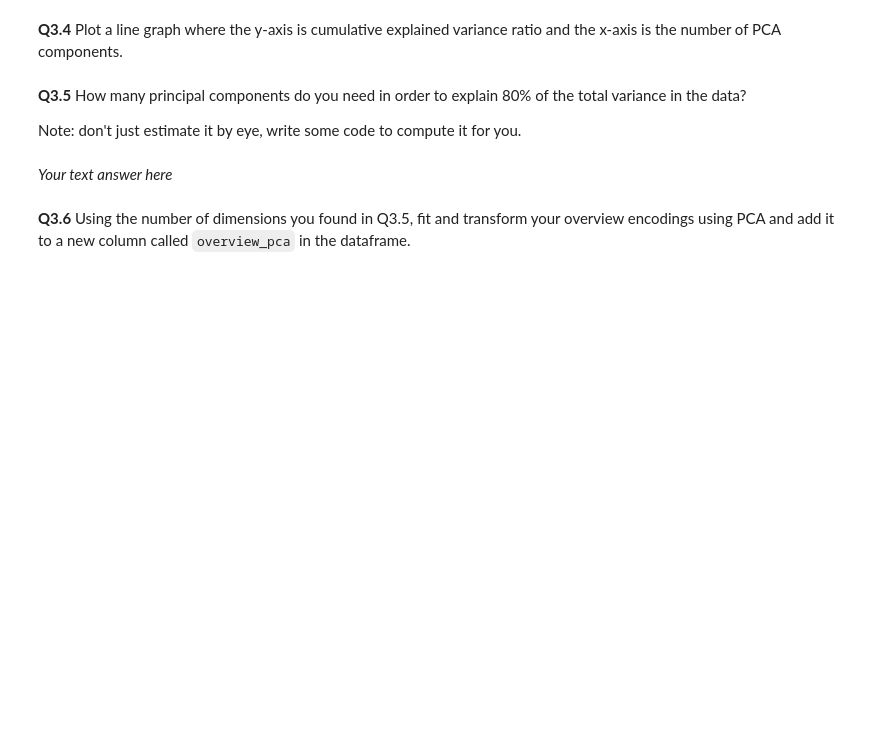
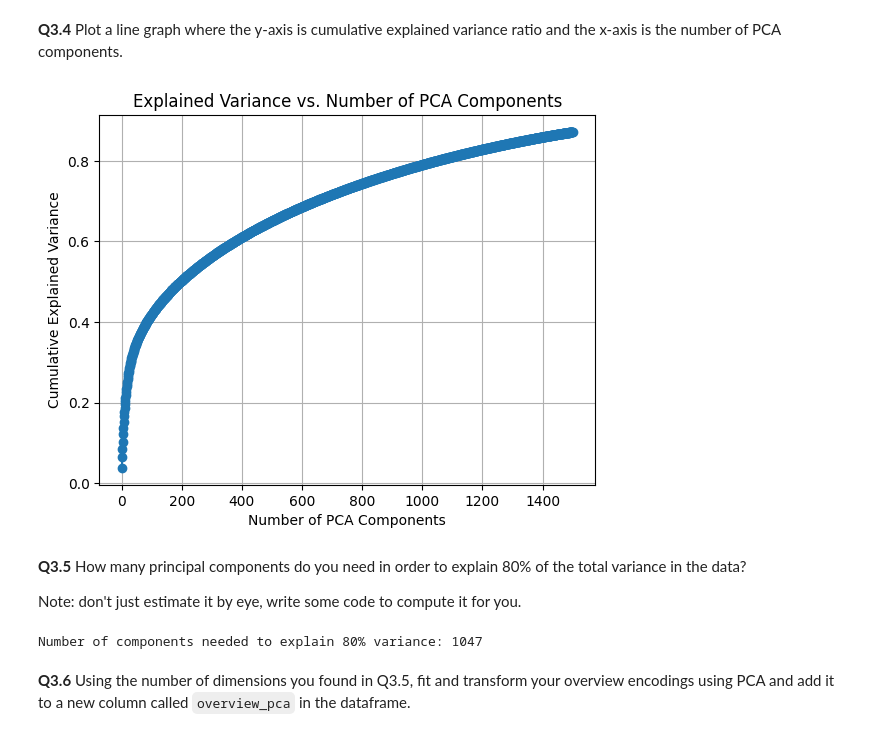
Before and after one commit to Nash-Foggitt/TMDL-NASH-FOGGITT, a Jupyter notebook: TMDL_2024_25_Assignment_3,_Qs_only.ipynb, the cells around one changed output. Saved outputs shown, nothing was run; the diff lists cells and outputs as text; code cells hidden in the pictures; blank space fills up the shorter version.

```diff
--- a/TMDL_2024_25_Assignment_3,_Qs_only.ipynb
+++ b/TMDL_2024_25_Assignment_3,_Qs_only.ipynb
@@ -314,15 +353,24 @@ from sklearn.decomposition import PCA
 **Q3.4** Plot a line graph where the y-axis is cumulative explained variance ratio and the x-axis is the number of PCA components.
 # %%
 # Set up PCA object with the desired number of components
+X = np.array(df["one_hot_overview"].to_list())
+X = X / np.max(X, axis=1, keepdims=True)
+
+pca = PCA(n_components=1500)
 
 # fit transform one_hot_overview encodings
-labels_pca = ...
+labels_pca = pca.fit_transform(X)
 # get explained variance ratio from object, store it in a list
-...
+explained_var = np.cumsum(pca.explained_variance_ratio_)
 
-plt.plot(...)
-# set up y label, x label, title
+plt.plot(range(1, len(explained_var) + 1), explained_var, marker='o')
+plt.xlabel("Number of PCA Components")
+plt.ylabel("Cumulative Explained Variance")
+plt.title("Explained Variance vs. Number of PCA Components")
+plt.grid(True)
 plt.show()
+# %% [output]
+[figure, added]
 # %% [markdown]
 **Q3.5** How many principal components do you need in order to explain 80% of the total variance in the data?
 
@@ -332,4 +378,9 @@ Note: don't just estimate it by eye, write some code to compute it for you.
-# %% [markdown]
-*Your text answer here*
+# %%
+for i, value in enumerate(explained_var):
+    if value >= 0.80:
+        print(f"Number of components needed to explain 80% variance: {i+1}")
+        break
+# %% [output]
+Number of components needed to explain 80% variance: 1047
 # %% [markdown]
 **Q3.6** Using the number of dimensions you found in Q3.5, fit and transform your overview encodings using PCA and add it to a new column called `overview_pca` in the dataframe.
```
Also changed, not shown: parts of 28 cells of this notebook.
